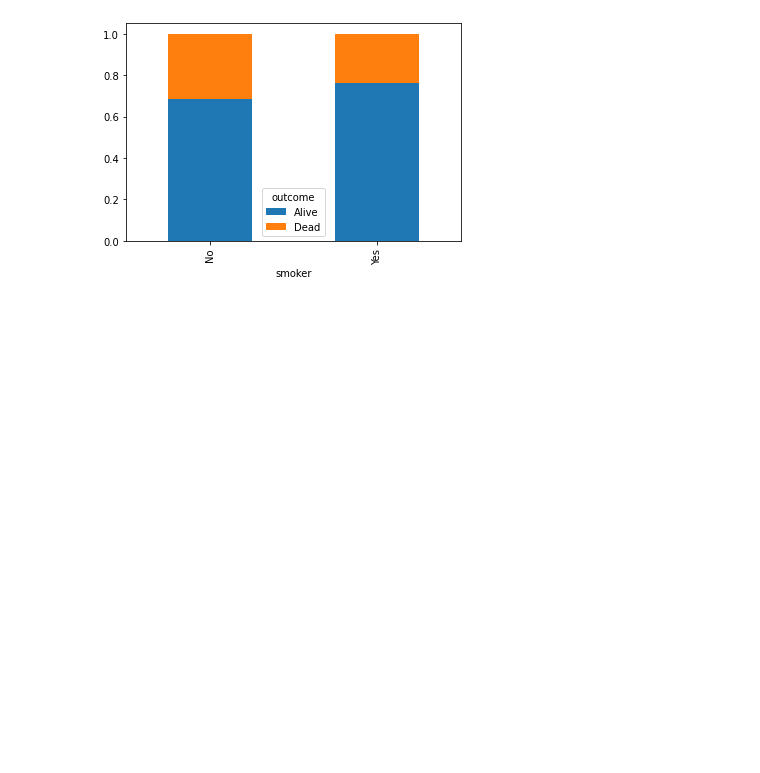
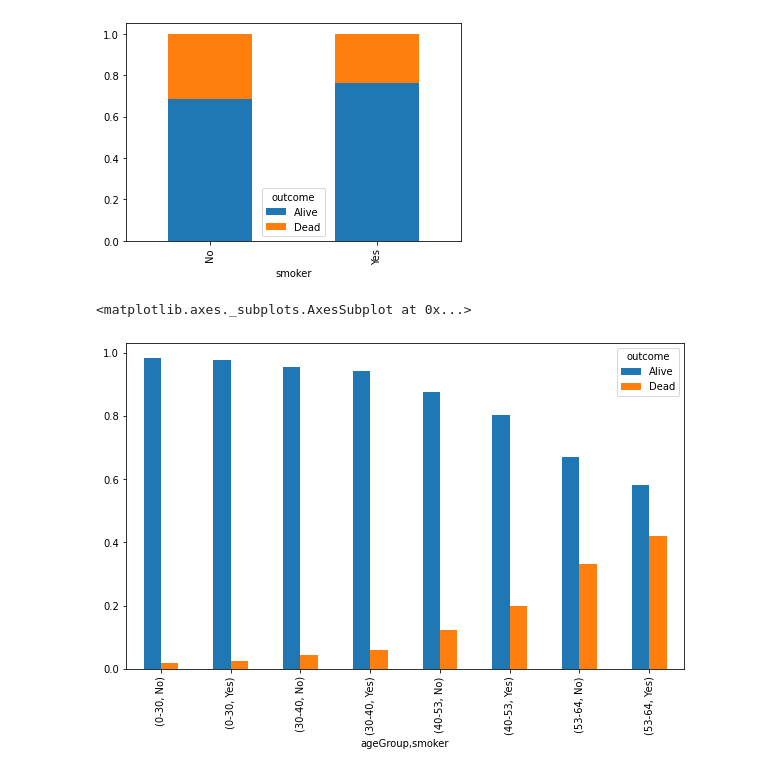
Before and after one commit to jaimeisaac2020/Python-analsisis-basicos, a Jupyter notebook: graficas_categoricas_Python_1.ipynb, the cells around one changed output. Saved outputs shown, nothing was run; the diff lists cells and outputs as text; code cells hidden in the pictures; blank space fills up the shorter version.

```diff
--- a/graficas_categoricas_Python_1.ipynb
+++ b/graficas_categoricas_Python_1.ipynb
@@ -124,3 +124,8 @@ bysmoker.unstack().plot(kind='bar',stacked=True)
 # %% [output]
 <matplotlib.axes._subplots.AxesSubplot at 0x...>
 [figure]
+# %%
+byage.unstack().plot(kind='bar',stacked=False,figsize=(10,6))
+# %% [output]
+<matplotlib.axes._subplots.AxesSubplot at 0x...>
+[figure, added]
```
Also changed, not shown: parts of 5 cells of this notebook.
